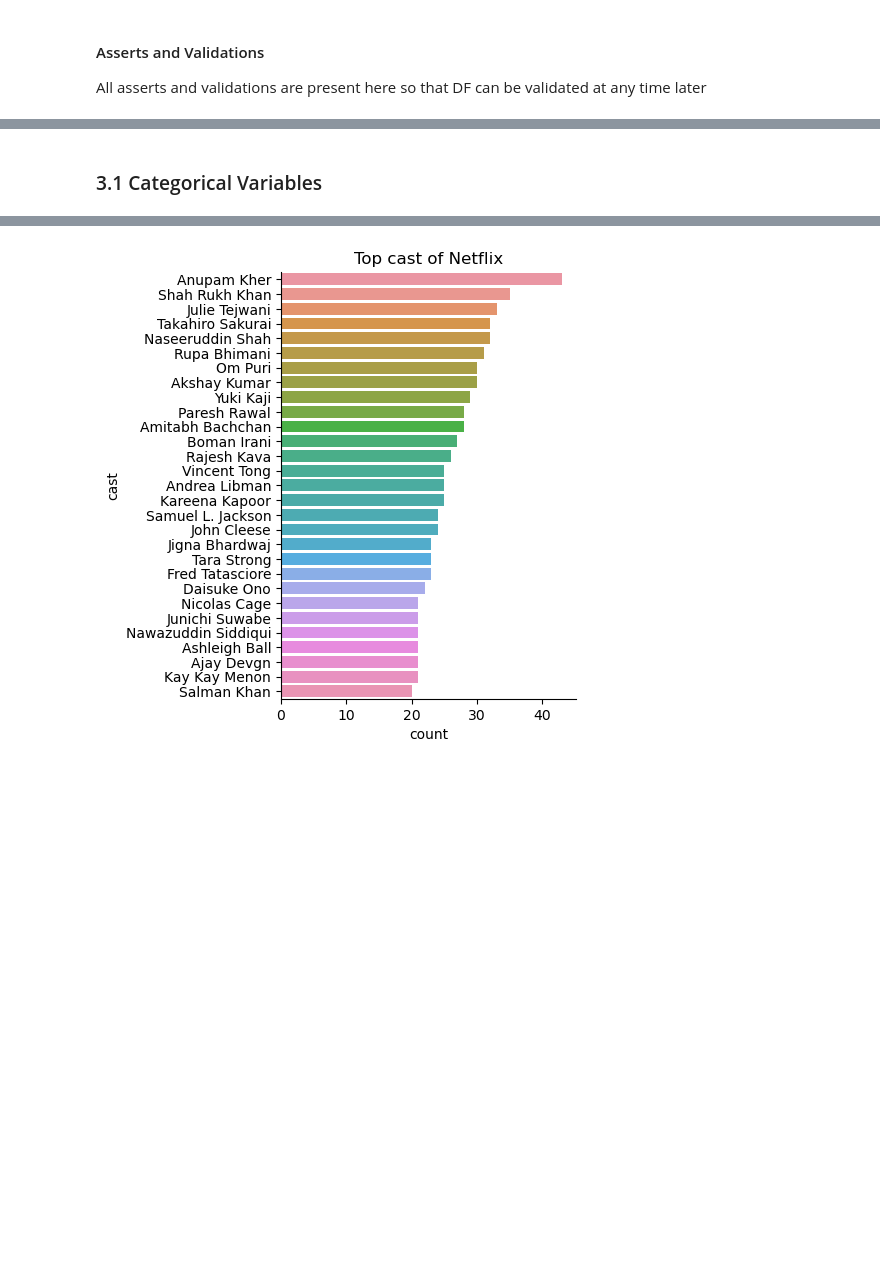
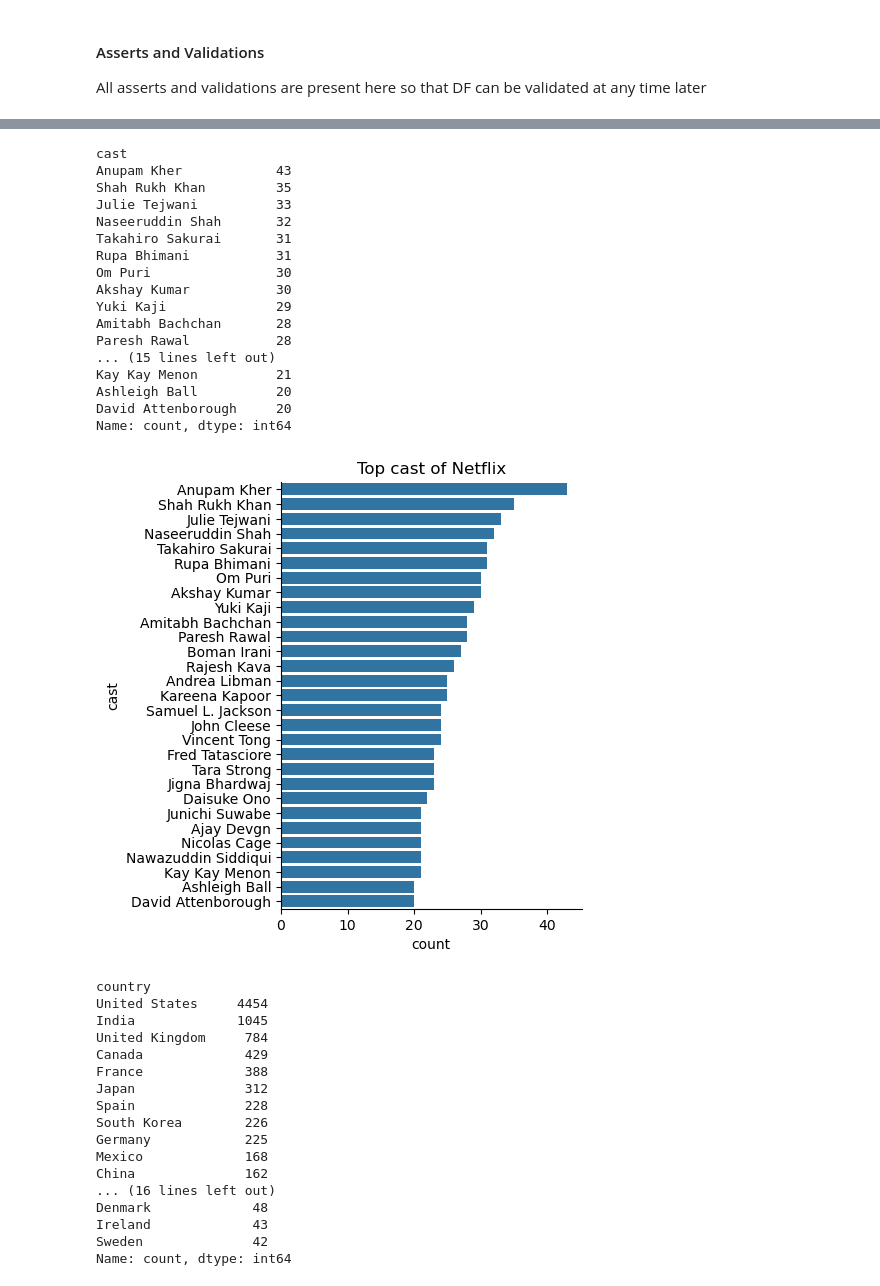
Before and after one commit to jyothisable/netflix, a Jupyter notebook: EDA.ipynb, the cells around one changed output, grey strips where cells are left out. Cells and saved outputs as stored; diff of their text form; code cells hidden in the pictures; blank space fills up the shorter version.

```diff
--- a/EDA.ipynb
+++ b/EDA.ipynb
@@ -249,7 +230,7 @@ netflix_df_exp['rating']= netflix_df_exp['rating'].astype('str')
 netflix_df_exp = netflix_df_exp[~ netflix_df_exp['rating'].str.contains('min')]
 # %%
 # Data type change for all columns
-netflix_df_exp = netflix_df_exp.drop(['duration'], axis=1)
+netflix_df_exp = netflix_df_exp.drop(['duration'], axis=1,errors='ignore')
 datatype_map = {
     'show_id' : 'str',
     'type' : 'category',
@@ -266,6 +247,13 @@ datatype_map = {
 
 # apply mapped category
 netflix_df_exp_type = netflix_df_exp.astype(datatype_map,errors='ignore')
+# Define the desired order of ratings
+ratings_order = ['TV-Y', 'TV-Y7', 'TV-Y7-FV', 'G', 'PG', 'TV-G', 'TV-PG', 'PG-13', 'TV-14', 'R', 'NC-17', 'NR', 'UR', 'TV-MA']
+
+# Reorder the 'rating' column
+netflix_df_exp_type['rating'] = pd.Categorical(netflix_df_exp_type['rating'], categories=ratings_order, ordered=True)
+
+netflix_df_exp_type['date_added'] = pd.to_datetime(netflix_df_exp_type['date_added'], errors='coerce')
 nf_df = netflix_df_exp_type
 nf_df.info()
 # %% [output]
@@ -348,6 +336,7 @@ nf_df['country']= nf_df['country'].fillna(nf_df['type'].map(country_map))
 # - Completeness (dealing with missing data)
 #   -  `date_added`, `release_year`, `rating`, `duration_min` missing values to be removed because of less in numbers
 nf_df.dropna(subset = ['date_added', 'release_year', 'rating', 'duration_min'], inplace = True)
+nf_df = nf_df[nf_df['rating']!='nan']
 # %%
 # Generating new features : `delay_in_release` In years (int) we can take the difference between `date_added` and `released_date`
 nf_df['delay_in_release'] = nf_df['date_added'].dt.year - nf_df['release_year']
@@ -396,12 +387,13 @@ assert all(nf_df.isna().sum() == 0)
-# %% [markdown]
-### 3.1 Categorical Variables
 # %%
 def plot_top_cat(nf_df,name):
+    '''
+    Function to calculate and plot top 30 categorical variables
+    '''
     nf_df_name = nf_df[['show_id',name]].drop_duplicates()
 
     # Count occurrences of each director and select the top 30
     nf_df_name_count = nf_df_name[name].value_counts().head(30).drop('Unknown',errors='ignore')
-
+    print(nf_df_name_count)
     # Filter the DataFrame to include only the top 30 countries
     nf_df_name = nf_df_name[nf_df_name[name].isin(nf_df_name_count.index)]
 
@@ -423 +436,35 @@ for col in nf_df.select_dtypes(include='category').columns:
+cast
+Anupam Kher            43
+Shah Rukh Khan         35
+Julie Tejwani          33
+Naseeruddin Shah       32
+Takahiro Sakurai       31
+Rupa Bhimani           31
+Om Puri                30
+Akshay Kumar           30
+Yuki Kaji              29
+Amitabh Bachchan       28
+Paresh Rawal           28
+... (15 lines left out)
+Kay Kay Menon          21
+Ashleigh Ball          20
+David Attenborough     20
+Name: count, dtype: int64
-[figure, old version]
+[figure, new version]
+country
+United States     4454
+India             1045
+United Kingdom     784
+Canada             429
+France             388
+Japan              312
+Spain              228
+South Korea        226
+Germany            225
+Mexico             168
+China              162
+... (16 lines left out)
+Denmark             48
+Ireland             43
+Sweden              42
+Name: count, dtype: int64
```
Also changed, not shown: parts of 20 cells of this notebook.
